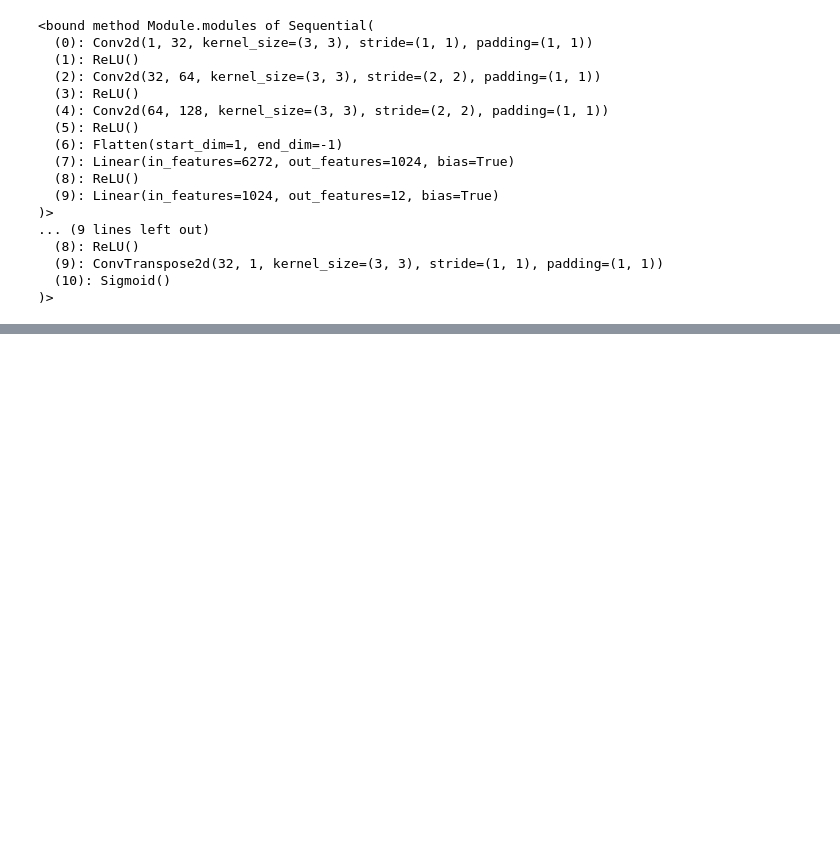
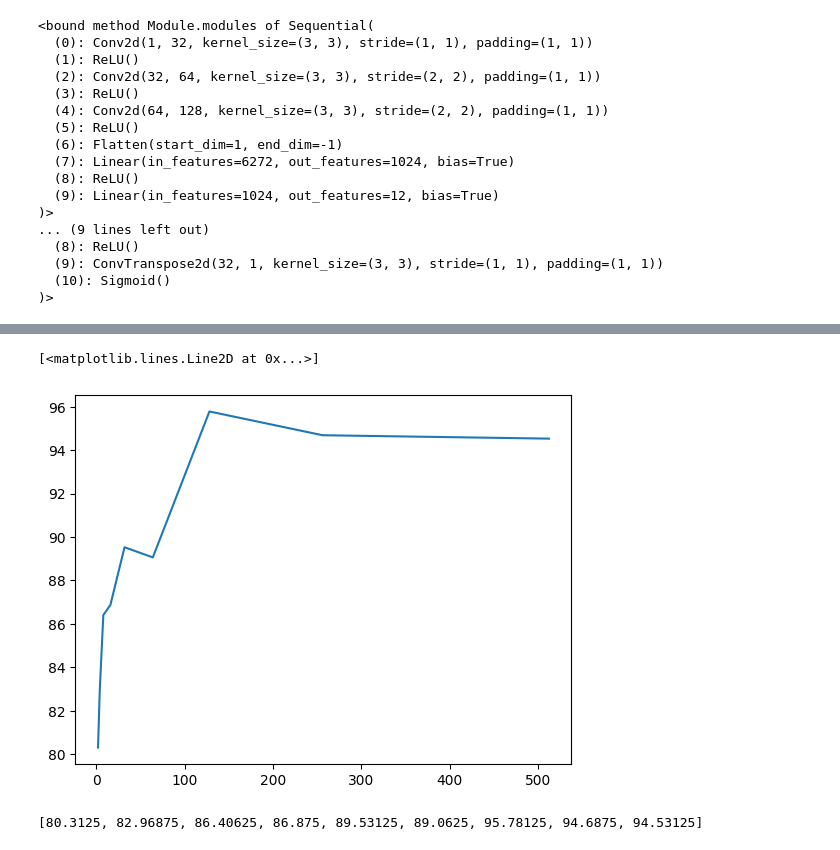
Before and after one commit to David-cripto/DiffClassification, a Jupyter notebook: expirements_mnist.ipynb, the cells around one changed output, grey strips where cells are left out. Cells and saved outputs as stored; diff of their text form; code cells hidden in the pictures; blank space fills up the shorter version.

```diff
--- a/expirements_mnist.ipynb
+++ b/expirements_mnist.ipynb
@@ -57,0 +246,11 @@ print(conv_vae.decoder.modules)
+# %%
+input_size = 236
+num_classes = 10
+
+model = LinearNet(input_size, num_classes).to(device)
+criterion = nn.CrossEntropyLoss()
+optimizer = optim.Adam(model.parameters(), lr=0.001)
+
+conv_vae.to(device)
+
+train_model(train_loader, model, criterion, optimizer, conv_vae, activations='encoder', epochs=90, loss_list=[], device=device);
@@ -57,0 +264,25 @@ print(conv_vae.decoder.modules)
+# %%
+enc_accuracy_diff_size = []
+for train_size in [2, 4, 8, 16, 32, 64, 128, 256, 512]:
+    train_indices, test_indices = split_dataset(mnist_data, num_train_per_class=train_size, num_test_per_class=64)
+
+    train_subset = Subset(mnist_data, train_indices)
+    test_subset = Subset(mnist_data, test_indices)
+
+    train_loader = DataLoader(train_subset, batch_size=32, shuffle=True)
+    test_loader = DataLoader(test_subset, batch_size=32)
+
+    input_size = 230
+    num_classes = 10
+
+    model = Net(input_size, num_classes).to(device)
+    criterion = nn.CrossEntropyLoss()
+    optimizer = optim.Adam(model.parameters(), lr=0.001)
+
+    conv_vae.to(device)
+
+    train_model(train_loader, model, criterion, optimizer, conv_vae, activations='decoder', epochs=200, loss_list=[], device=device);
+    # torch.save(model.state_dict(), f'smallnet-Net-{train_size}.pth')
+
+
+    enc_accuracy_diff_size.append(test_model(model, test_loader, conv_vae, activations='decoder', device=device))
@@ -57,0 +299,9 @@ print(conv_vae.decoder.modules)
+# %%
+plt.plot([2, 4, 8, 16, 32, 64, 128, 256, 512], enc_accuracy_diff_size)
+# %% [output]
+[<matplotlib.lines.Line2D at 0x...>]
+[figure, added]
+# %%
+print(enc_accuracy_diff_size)
+# %% [output]
+[80.3125, 82.96875, 86.40625, 86.875, 89.53125, 89.0625, 95.78125, 94.6875, 94.53125]
```
Also changed, not shown: parts of 14 cells of this notebook.
